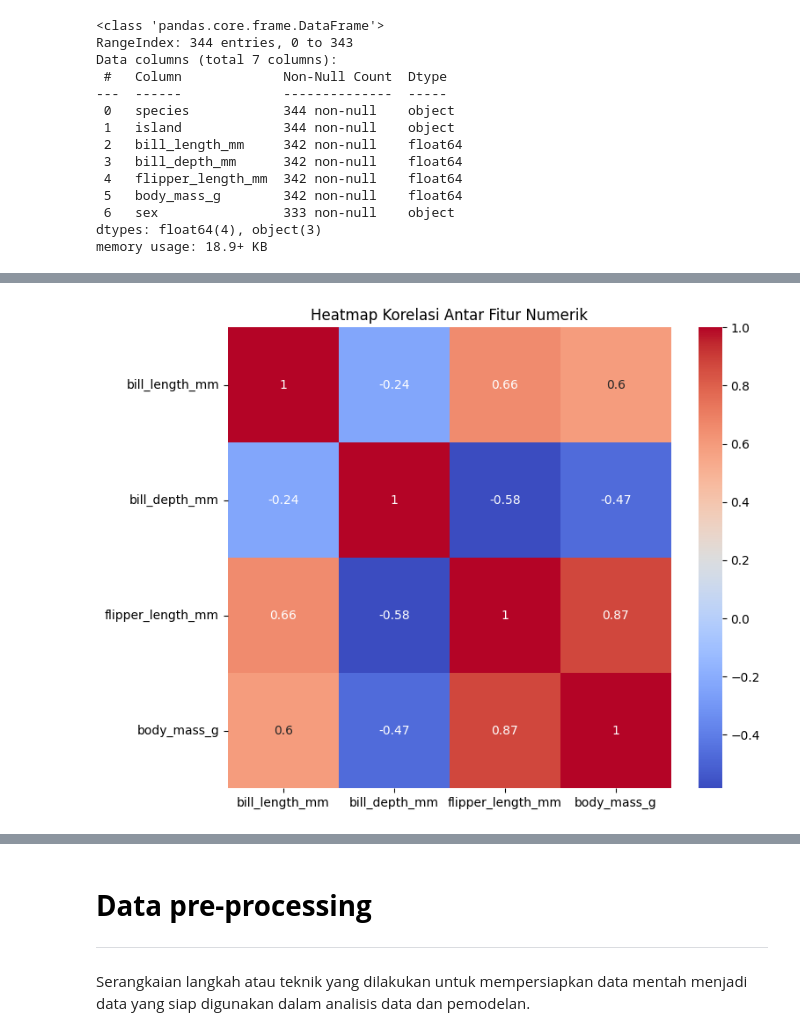
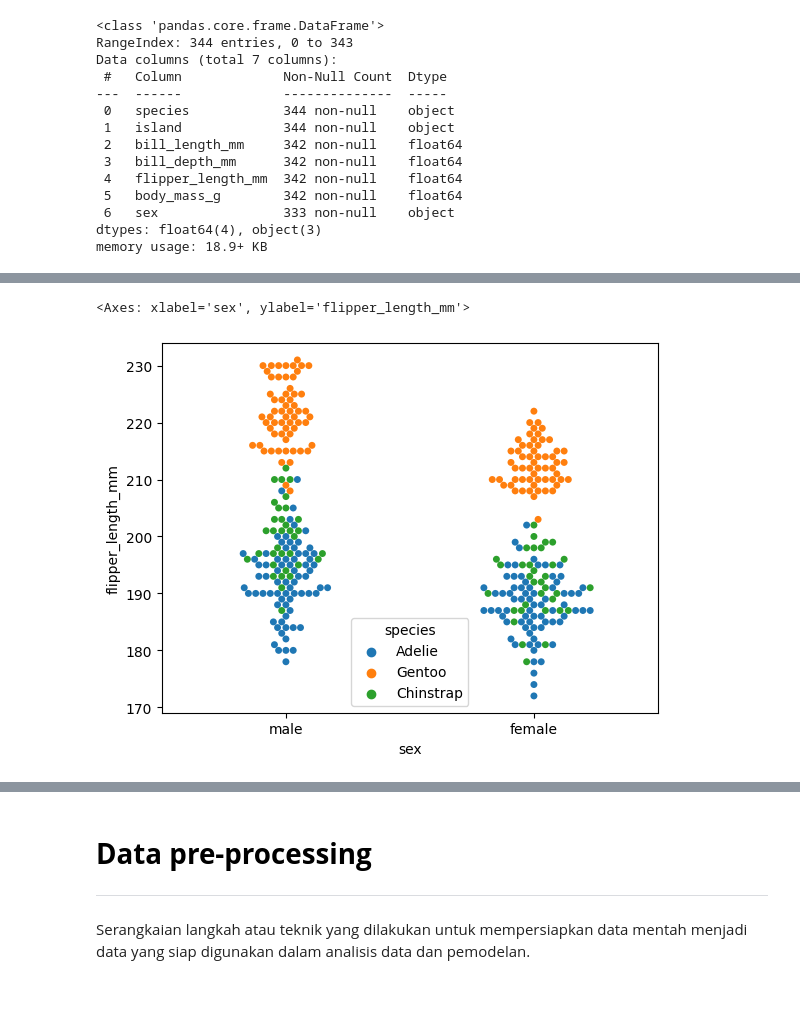
Before and after one commit to HimamBashiran/Palmer-Penguins-Project, a Jupyter notebook: notebook-penguin.ipynb, the cells around one changed output, grey strips where cells are left out. Drawn from its saved outputs; the diff is of its cells as text; code cells hidden in the pictures; blank space fills up the shorter version.

```diff
--- a/notebook-penguin.ipynb
+++ b/notebook-penguin.ipynb
@@ -98,9 +197,5 @@ plt.show()
-# %%
-# Korelasi fitur numerik
-plt.figure(figsize=(8,6))
-sns.heatmap(df.corr(numeric_only=True), annot=True, cmap='coolwarm')
-plt.title('Heatmap Korelasi Antar Fitur Numerik')
-plt.tight_layout()
-plt.show()
-# %% [output]
-[figure, removed]
+# %%
+sns.swarmplot(x="sex", y="flipper_length_mm", data=df, hue="species")
+# %% [output]
+<Axes: xlabel='sex', ylabel='flipper_length_mm'>
+[figure, added]
```
Also changed, not shown: parts of 54 cells of this notebook.
